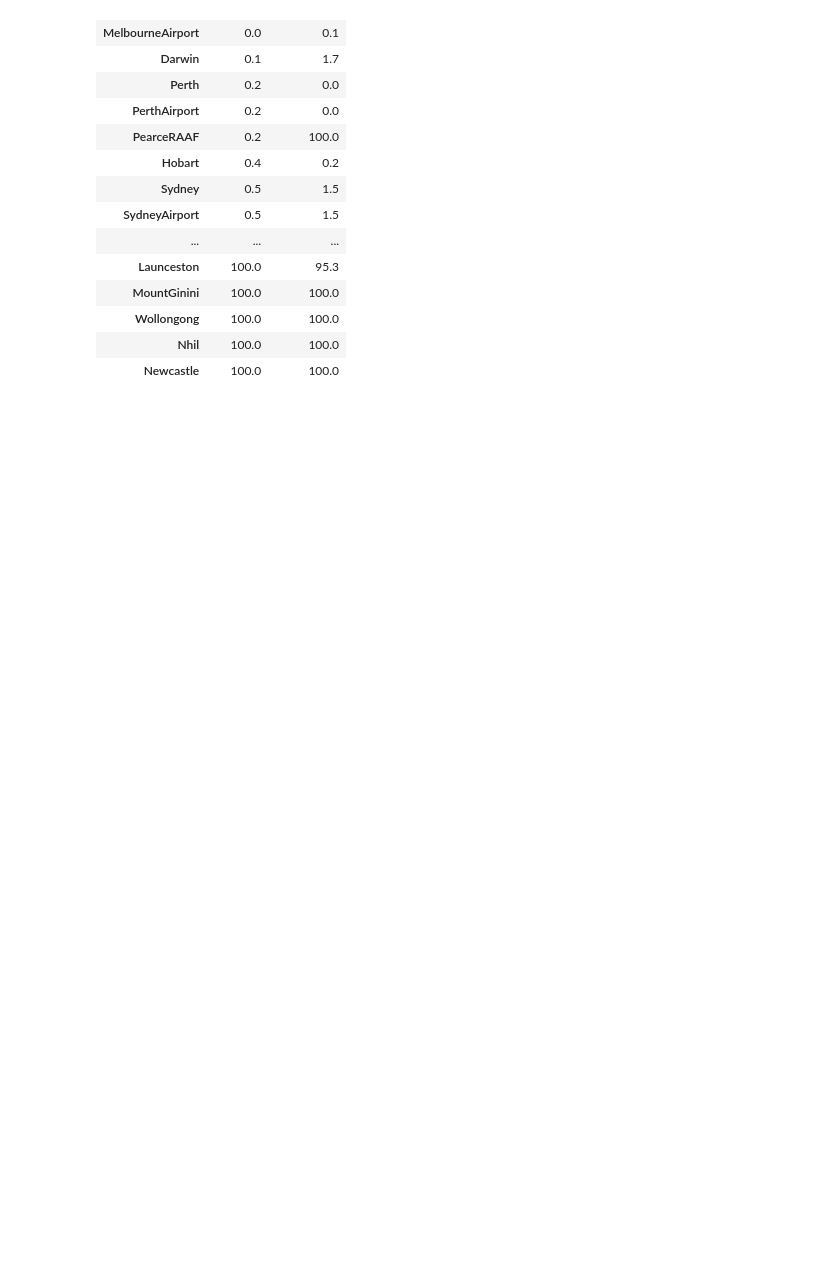
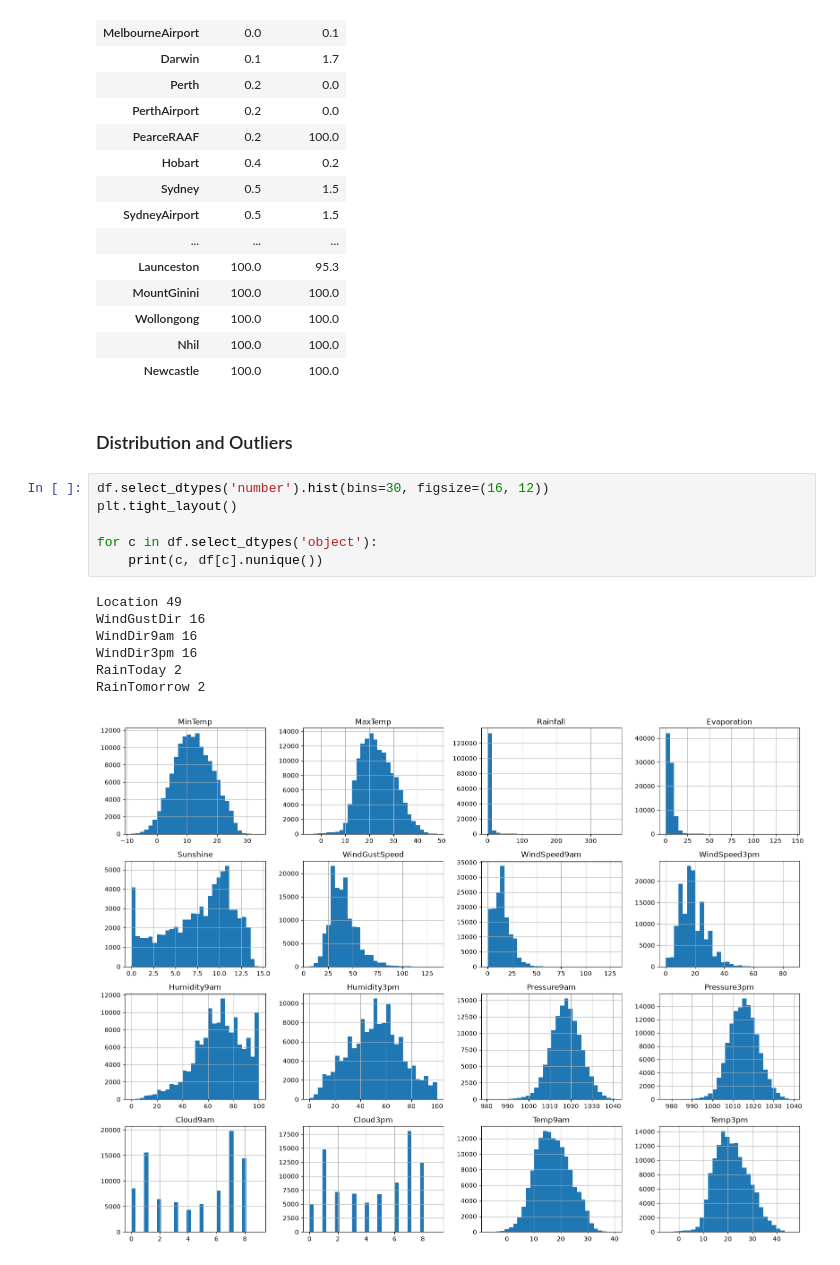
Before and after one commit to iekitamura453/DATASCI207_Final_Project, a Jupyter notebook: herman_notebook.ipynb, the cells around one changed output. Drawn from its saved outputs; the diff is of its cells as text; blank space fills up the shorter version.

```diff
--- a/herman_notebook.ipynb
+++ b/herman_notebook.ipynb
@@ -179,6 +179,22 @@ df.groupby('Location')[['Sunshine', 'Evaporation']].apply(lambda s: s.isna().mea
 | Wollongong | 100.0 | 100.0 |
 | Nhil | 100.0 | 100.0 |
 | Newcastle | 100.0 | 100.0 |
+# %% [markdown]
+### Distribution and Outliers
+# %%
+df.select_dtypes('number').hist(bins=30, figsize=(16, 12))
+plt.tight_layout()
+
+for c in df.select_dtypes('object'):
+    print(c, df[c].nunique())
+# %% [output]
+Location 49
+WindGustDir 16
+WindDir9am 16
+WindDir3pm 16
+RainToday 2
+RainTomorrow 2
+[figure, added]
 # %% [markdown]
 ### Summary of Data
 
```
Also changed, not shown: parts of 1 cell of this notebook.
